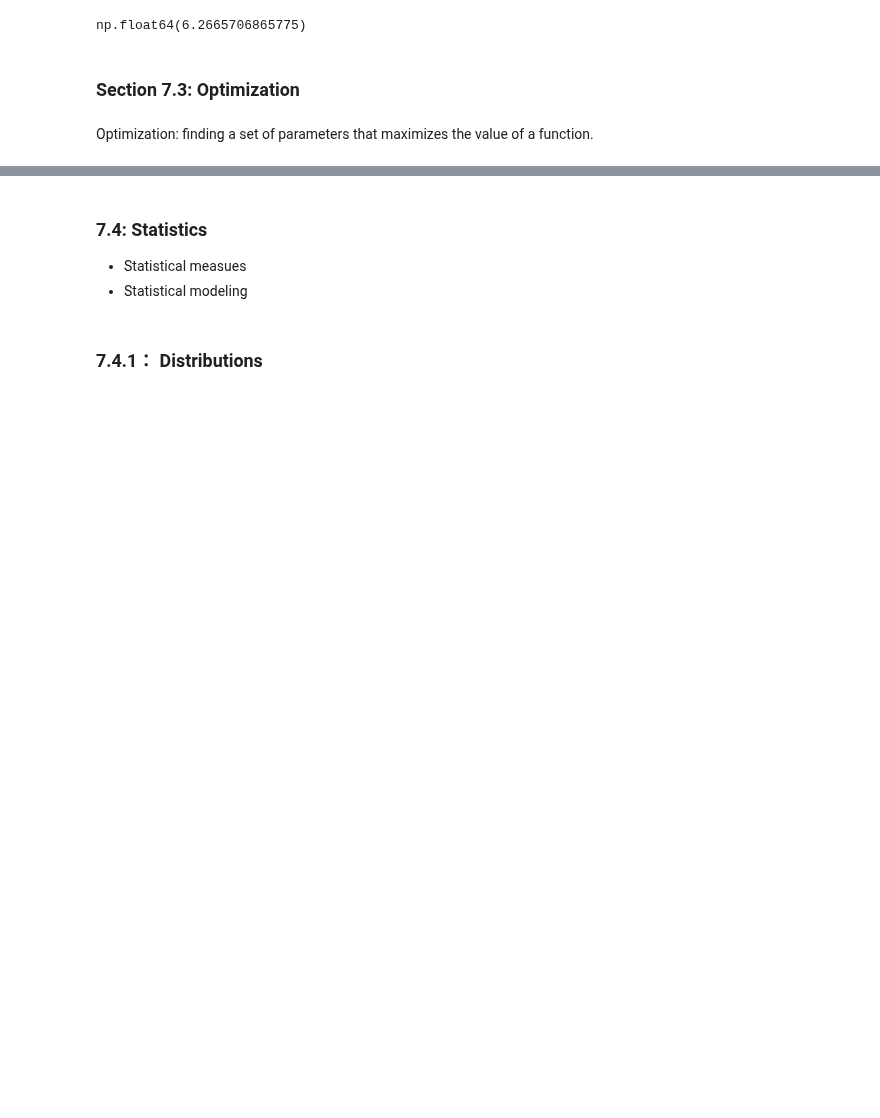
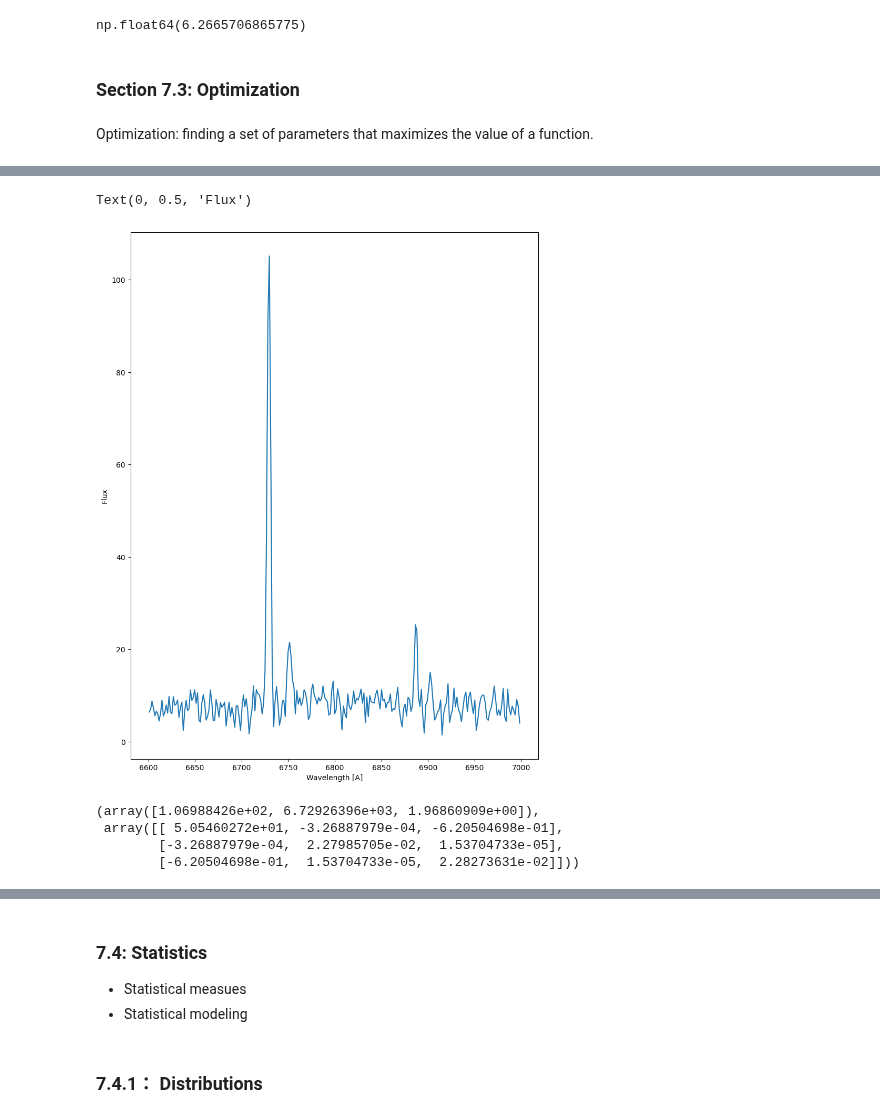
Before and after one commit to hexijin/scientific-data-analysis, a Jupyter notebook: hexi/Astropython/Chapter-7-Scipy.ipynb, the cells around one changed output, grey strips where cells are left out. Drawn from its saved outputs; the diff is of its cells as text; code cells hidden in the pictures; blank space fills up the shorter version.

```diff
--- a/hexi/Astropython/Chapter-7-Scipy.ipynb
+++ b/hexi/Astropython/Chapter-7-Scipy.ipynb
@@ -139,0 +162,29 @@ ax.set_xlim(6550,6570)
+# %%
+import numpy as np
+
+wl = 10**spec['loglam']
+
+ind, = np.where((wl>6600)&(wl<7000))
+wl_use = 10**spec['loglam'][ind]
+fl_use = spec['flux'][ind]
+
+fig, ax = plt.subplots(figsize=(10,13))
+ax.plot(wl_use, fl_use)
+ax.set_xlabel('Wavelength [A]')
+ax.set_ylabel('Flux')
+# %% [output]
+Text(0, 0.5, 'Flux')
+[figure, added]
+# %%
+from scipy.optimize import curve_fit
+
+def gauss(x, amp, loc, sigma):
+    return amp * np.exp(-((x - loc)**2) / (2 * sigma**2))
+
+fit = curve_fit(f=gauss, xdata=wl_use, ydata=fl_use, p0=[100, 6730, 0.25])
+fit
+# %% [output]
+(array([1.06988426e+02, 6.72926396e+03, 1.96860909e+00]),
+ array([[ 5.05460272e+01, -3.26887979e-04, -6.20504698e-01],
+        [-3.26887979e-04,  2.27985705e-02,  1.53704733e-05],
+        [-6.20504698e-01,  1.53704733e-05,  2.28273631e-02]]))
```
Also changed, not shown: parts of 12 cells of this notebook.
